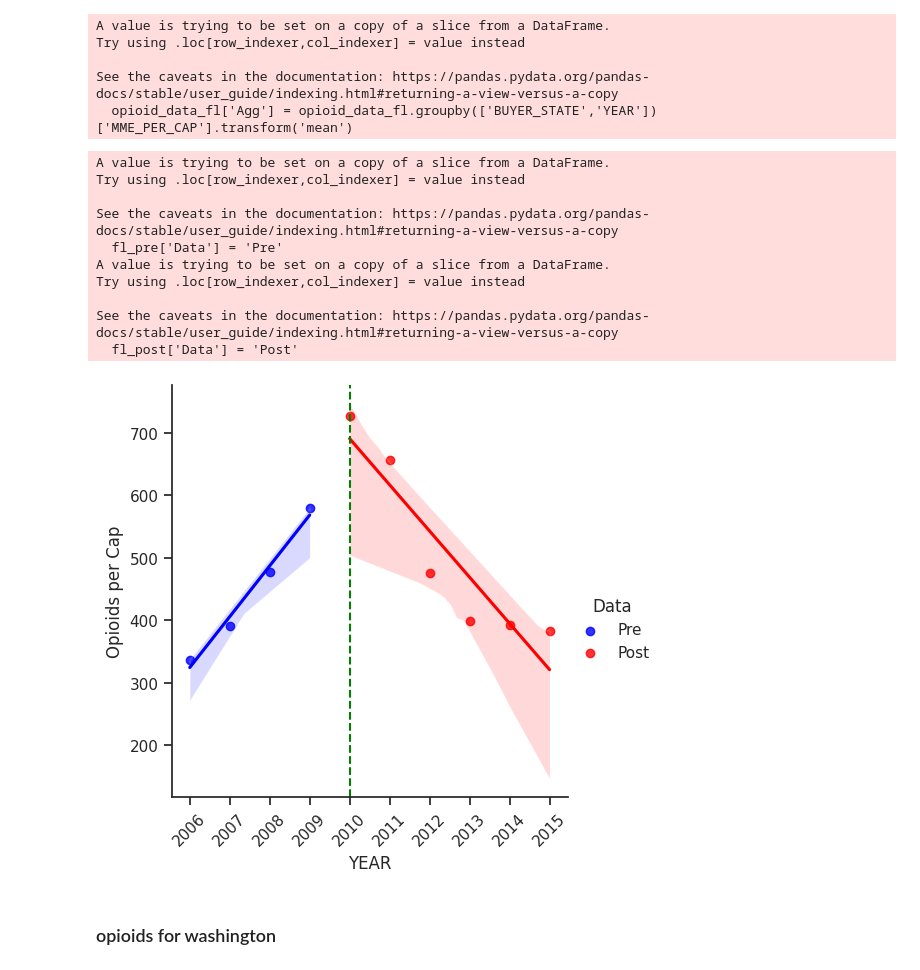
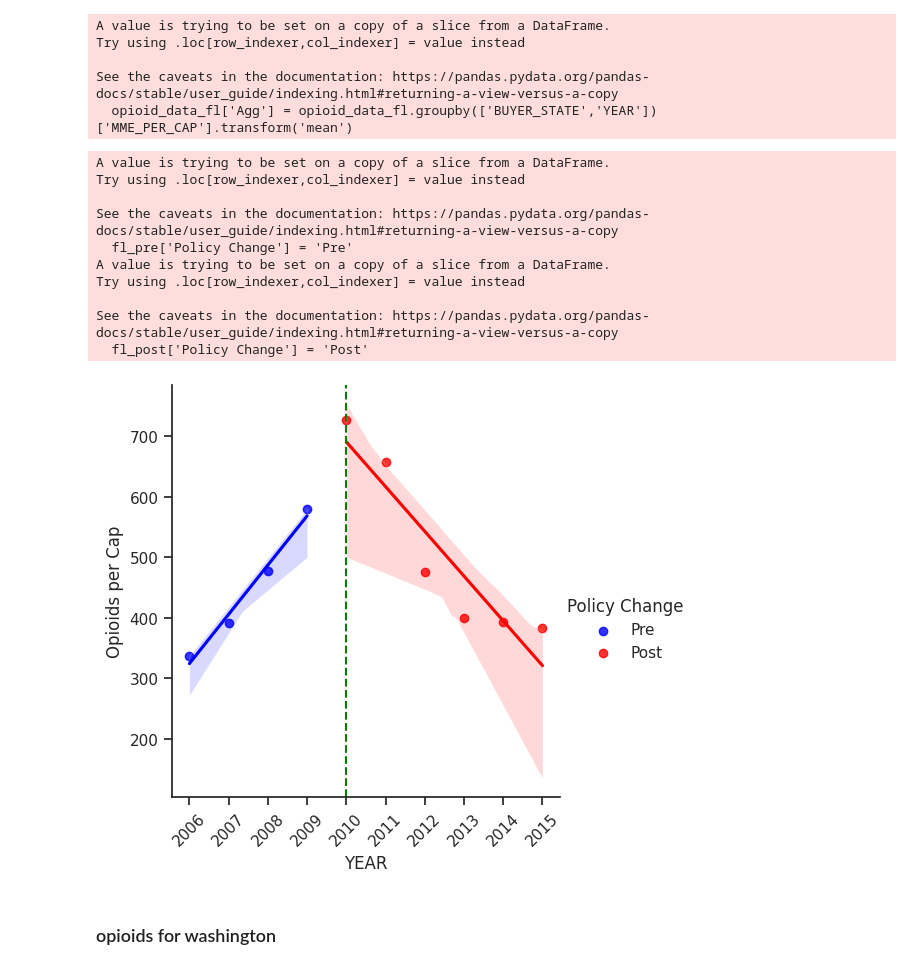
Before and after one commit to MIDS-at-Duke/opioid-2023-ss1486-us26-avb26-dj216, a Jupyter notebook: Pre_Post_Plot.ipynb, the cells around one changed output. Saved outputs shown, nothing was run; the diff lists cells and outputs as text; code cells hidden in the pictures.

```diff
--- a/Pre_Post_Plot.ipynb
+++ b/Pre_Post_Plot.ipynb
@@ -210,43 +210,43 @@ import seaborn as sns
 # Assuming you have already defined fl_pre and fl_post DataFrames
 
 # Merge the datasets for easier plotting
-fl_pre['Data'] = 'Pre'
-fl_post['Data'] = 'Post'
+fl_pre['Policy Change'] = 'Pre'
+fl_post['Policy Change'] = 'Post'
 combined_data = pd.concat([fl_pre, fl_post])
 
 # Plotting using Seaborn
 sns.set(style="ticks")  # Setting the style to remove the gridlines
 
 # Create the plot
-plot = sns.lmplot(x="YEAR", y="Agg", data=combined_data, hue='Data', palette={"Pre": "blue", "Post": "red"})
+plot = sns.lmplot(x="YEAR", y="Agg", data=combined_data, hue='Policy Change', palette={"Pre": "blue", "Post": "red"})
 
 # Accessing the underlying axes
 ax = plot.axes[0, 0]
 
 # Adding a vertical line at 2010
 ax.axvline(x=2010, color='green', linestyle='--')
 
 # Set x-axis ticks to display every year
 ax.set_xticks(range(int(combined_data['YEAR'].min()), int(combined_data['YEAR'].max()) + 1))
 
 # Rotate x-axis labels for better readability and increase space between them
 ax.set_xticklabels(ax.get_xticklabels(), rotation=45)
 ax.set_ylabel("Opioids per Cap")
 
 # Show the plot
 plt.show()
 # %% [output]
 A value is trying to be set on a copy of a slice from a DataFrame.
 Try using .loc[row_indexer,col_indexer] = value instead
 
 See the caveats in the documentation: https://pandas.pydata.org/pandas-docs/stable/user_guide/indexing.html#returning-a-view-versus-a-copy
-  fl_pre['Data'] = 'Pre'
+  fl_pre['Policy Change'] = 'Pre'
 A value is trying to be set on a copy of a slice from a DataFrame.
 Try using .loc[row_indexer,col_indexer] = value instead
 
 See the caveats in the documentation: https://pandas.pydata.org/pandas-docs/stable/user_guide/indexing.html#returning-a-view-versus-a-copy
-  fl_post['Data'] = 'Post'
+  fl_post['Policy Change'] = 'Post'
-[figure, old version]
+[figure, new version]
 # %% [markdown]
 ### opioids for washington
 # %%
```
Also changed, not shown: parts of 4 cells of this notebook.
